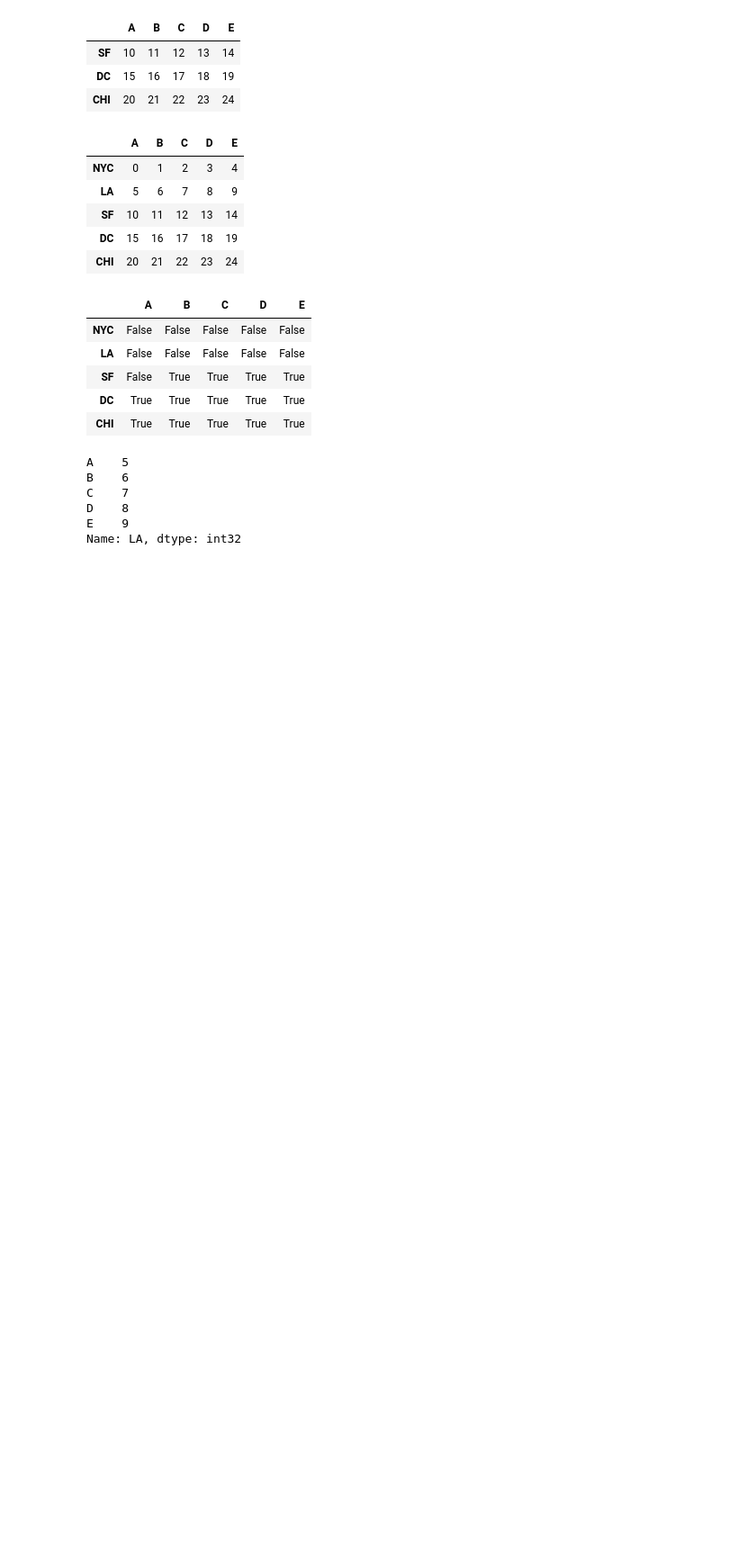
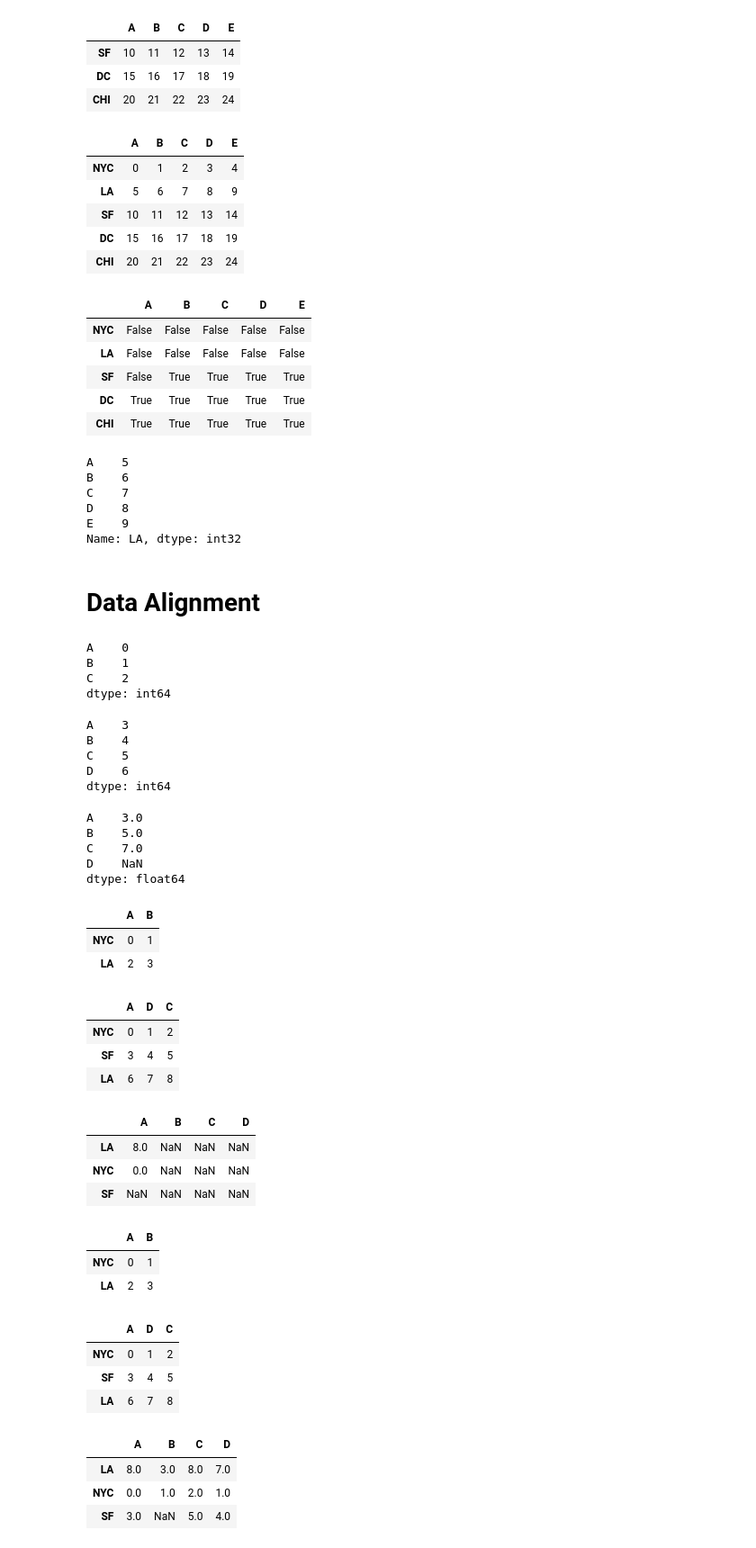
Before and after one commit to nomanbaig98/python-for-data-analysis-and-visualization, a Jupyter notebook: Learning Pandas/Learning Pandas.ipynb, the cells around one changed output. Shown at 90% size. Saved outputs shown, nothing was run; the diff lists cells and outputs as text; code cells hidden in the pictures; blank space fills up the shorter version.

```diff
--- a/Learning Pandas/Learning Pandas.ipynb
+++ b/Learning Pandas/Learning Pandas.ipynb
@@ -715,3 +715,72 @@ C    7
 D    8
 E    9
 Name: LA, dtype: int32
+# %% [markdown]
+# Data Alignment
+# %%
+ser1 = Series([0,1,2],index = ['A','B','C'])
+ser1
+# %% [output]
+A    0
+B    1
+C    2
+dtype: int64
+# %%
+ser2 = Series([3,4,5,6],index=['A','B','C','D'])
+ser2
+# %% [output]
+A    3
+B    4
+C    5
+D    6
+dtype: int64
+# %%
+ser1 + ser2
+# %% [output]
+A    3.0
+B    5.0
+C    7.0
+D    NaN
+dtype: float64
+# %%
+dframe1 = DataFrame(np.arange(4).reshape(2,2),columns=list('AB'),index=['NYC','LA'])
+dframe1
+# %% [output]
+|  | A | B |
+| NYC | 0 | 1 |
+| LA | 2 | 3 |
+# %%
+dframe2 = DataFrame(np.arange(9).reshape(3,3),columns=list('ADC'),index=['NYC','SF','LA'])
+dframe2
+# %% [output]
+|  | A | D | C |
+| NYC | 0 | 1 | 2 |
+| SF | 3 | 4 | 5 |
+| LA | 6 | 7 | 8 |
+# %%
+dframe1 + dframe2
+# %% [output]
+|  | A | B | C | D |
+| LA | 8.0 | NaN | NaN | NaN |
+| NYC | 0.0 | NaN | NaN | NaN |
+| SF | NaN | NaN | NaN | NaN |
+# %%
+dframe1
+# %% [output]
+|  | A | B |
+| NYC | 0 | 1 |
+| LA | 2 | 3 |
+# %%
+dframe2
+# %% [output]
+|  | A | D | C |
+| NYC | 0 | 1 | 2 |
+| SF | 3 | 4 | 5 |
+| LA | 6 | 7 | 8 |
+# %%
+dframe1.add(dframe2,fill_value=0)
+# %% [output]
+|  | A | B | C | D |
+| LA | 8.0 | 3.0 | 8.0 | 7.0 |
+| NYC | 0.0 | 1.0 | 2.0 | 1.0 |
+| SF | 3.0 | NaN | 5.0 | 4.0 |
```
Also changed, not shown: parts of 3 cells of this notebook.
